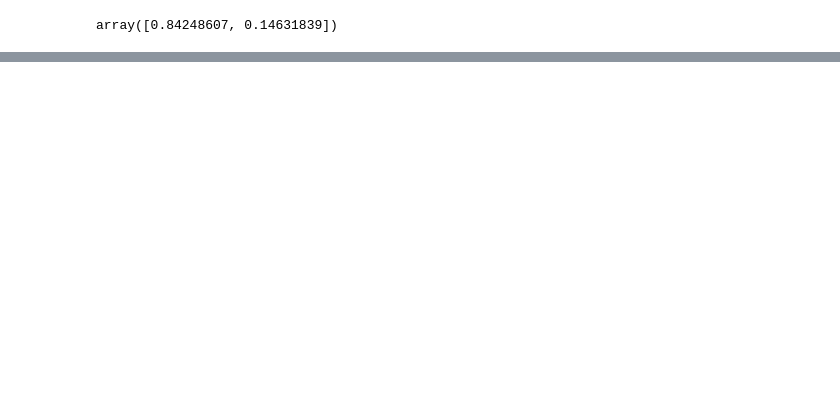
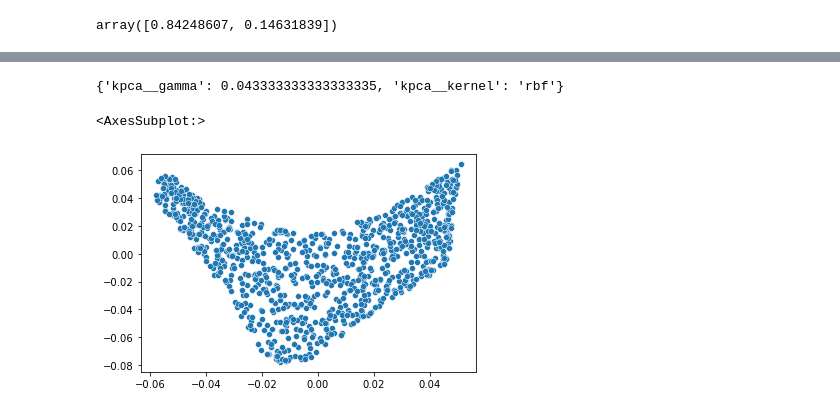
Before and after one commit to hykhhijk/Hands-on-ML, a Jupyter notebook: Chapter8.ipynb, the cells around one changed output, grey strips where cells are left out. Cells and saved outputs as stored; diff of their text form; code cells hidden in the pictures; blank space fills up the shorter version.

```diff
--- a/Chapter8.ipynb
+++ b/Chapter8.ipynb
@@ -88,3 +101,7 @@ NameError: name 'make_swiss_roll' is not defined
+# %%
+from sklearn.datasets import make_swiss_roll
+X, t = make_swiss_roll(n_samples=1000, noise=0.2, random_state=42)
+y = t > 6.9
 # %%
 from sklearn.decomposition import KernelPCA
 
@@ -94,0 +110,17 @@ MemoryError: Unable to allocate 36.5 GiB for an array with shape (70000, 70000)
+# %%
+from sklearn.model_selection import GridSearchCV
+from sklearn.linear_model import LogisticRegression
+from sklearn.pipeline import Pipeline
+
+clf = Pipeline([
+    ("kpca", KernelPCA(n_components=2)),
+    ("log_reg", LogisticRegression())
+])
+
+param_grid = [{
+    "kpca__gamma":np.linspace(0.03, 0.05, 10),
+    "kpca__kernel":["rbf", "sigmoid"]
+}]
+
+grid_search = GridSearchCV(clf, param_grid, cv=3, n_jobs=-1)
+grid_search.fit(X, y)
@@ -94,0 +135,14 @@ MemoryError: Unable to allocate 36.5 GiB for an array with shape (70000, 70000)
+# %%
+grid_search.best_params_
+# %% [output]
+{'kpca__gamma': 0.043333333333333335, 'kpca__kernel': 'rbf'}
+# %%
+from sklearn.manifold import LocallyLinearEmbedding
+
+lle = LocallyLinearEmbedding(n_components=2, n_neighbors=10)
+X_reduced = lle.fit_transform(X)
+# %%
+sns.scatterplot(X_reduced[:,0],X_reduced[:,1])
+# %% [output]
+<AxesSubplot:>
+[figure, added]
```
Also changed, not shown: parts of 8 cells of this notebook.
